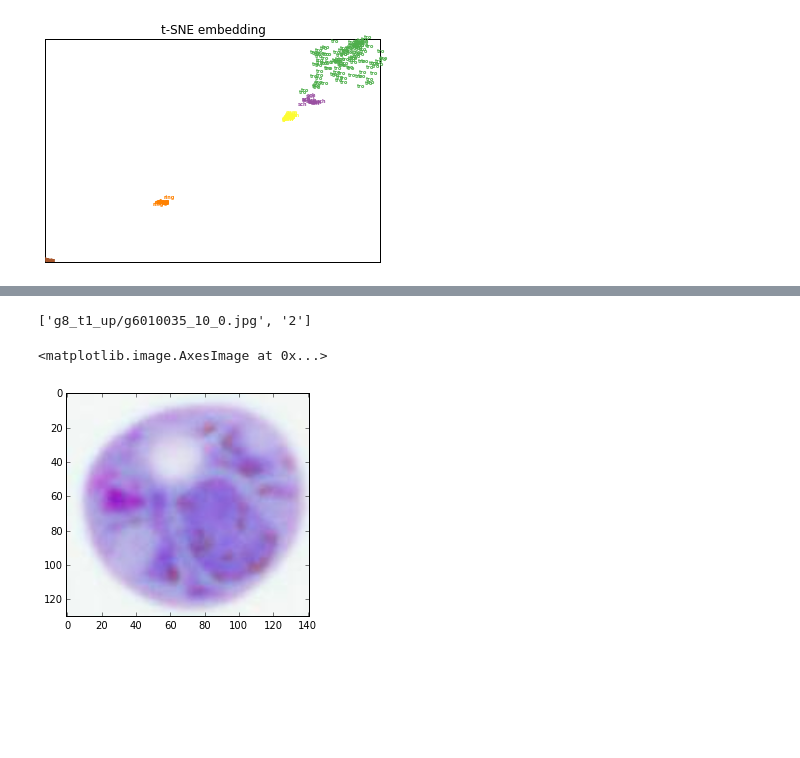
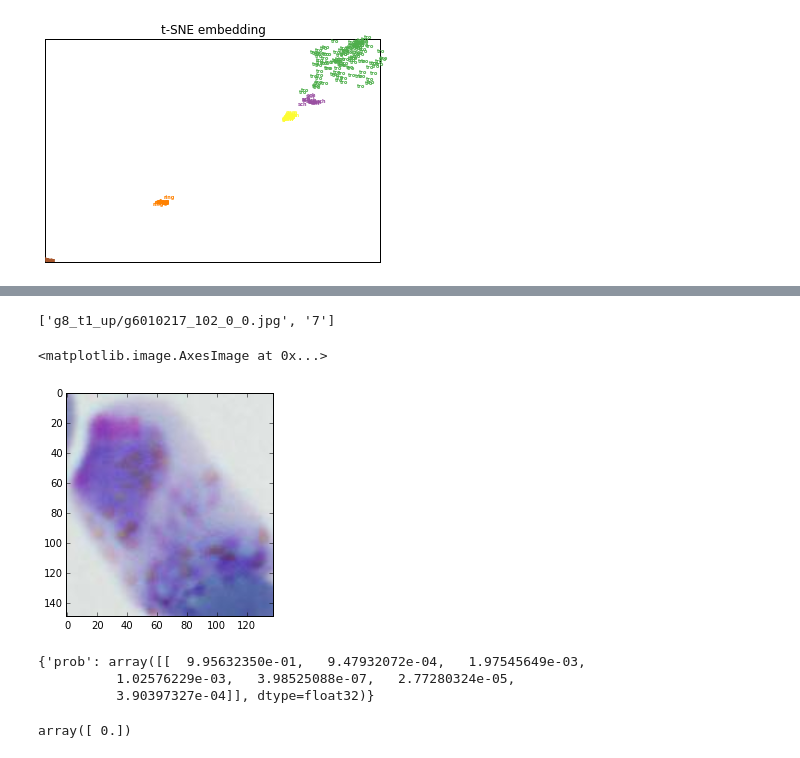
Before and after one commit to jhung0/VOC_format, a Jupyter notebook: tsne.ipynb, the cells around one changed output, grey strips where cells are left out. Drawn from its saved outputs; the diff is of its cells as text; code cells hidden in the pictures; blank space fills up the shorter version.

```diff
--- a/tsne.ipynb
+++ b/tsne.ipynb
@@ -613,12 +652,20 @@ plt.show()
 # %%
-obj_info = filenames[123].strip().split(' ')
+obj_info = filenames[0].strip().split(' ')
 print obj_info
 from PIL import Image
 from matplotlib.pyplot import imshow
 
 im = Image.open(os.path.join(data_dir, 'examples', 'try1', 'test', obj_info[0]), 'r')
 imshow(im)
 # %% [output]
-['g8_t1_up/g6010035_10_0.jpg', '2']
+['g8_t1_up/g6010217_102_0_0.jpg', '7']
 <matplotlib.image.AxesImage at 0x...>
-[figure, old version]
+[figure, new version]
+# %%
+print output
+y_model
+# %% [output]
+{'prob': array([[  9.95632350e-01,   9.47932072e-04,   1.97545649e-03,
+          1.02576229e-03,   3.98525088e-07,   2.77280324e-05,
+          3.90397327e-04]], dtype=float32)}
+array([ 0.])
```
Also changed, not shown: parts of 8 cells of this notebook, 1 other file.
